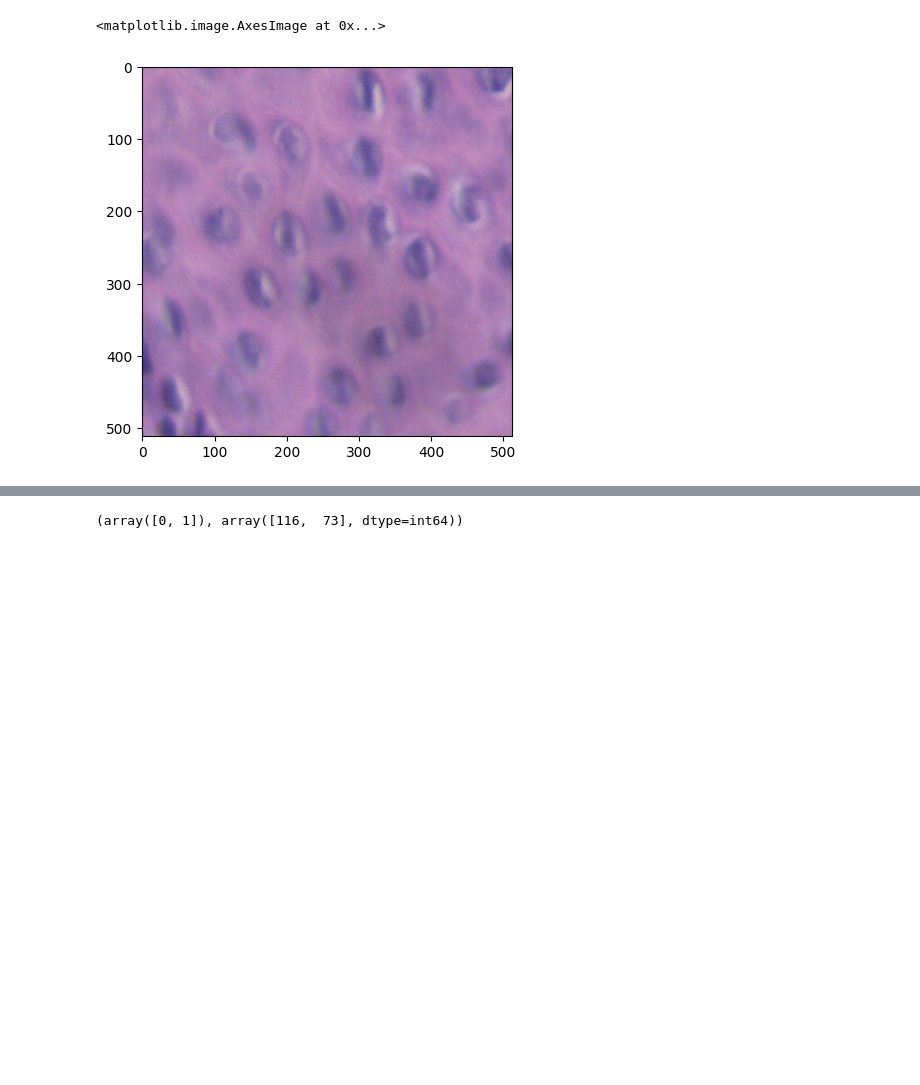
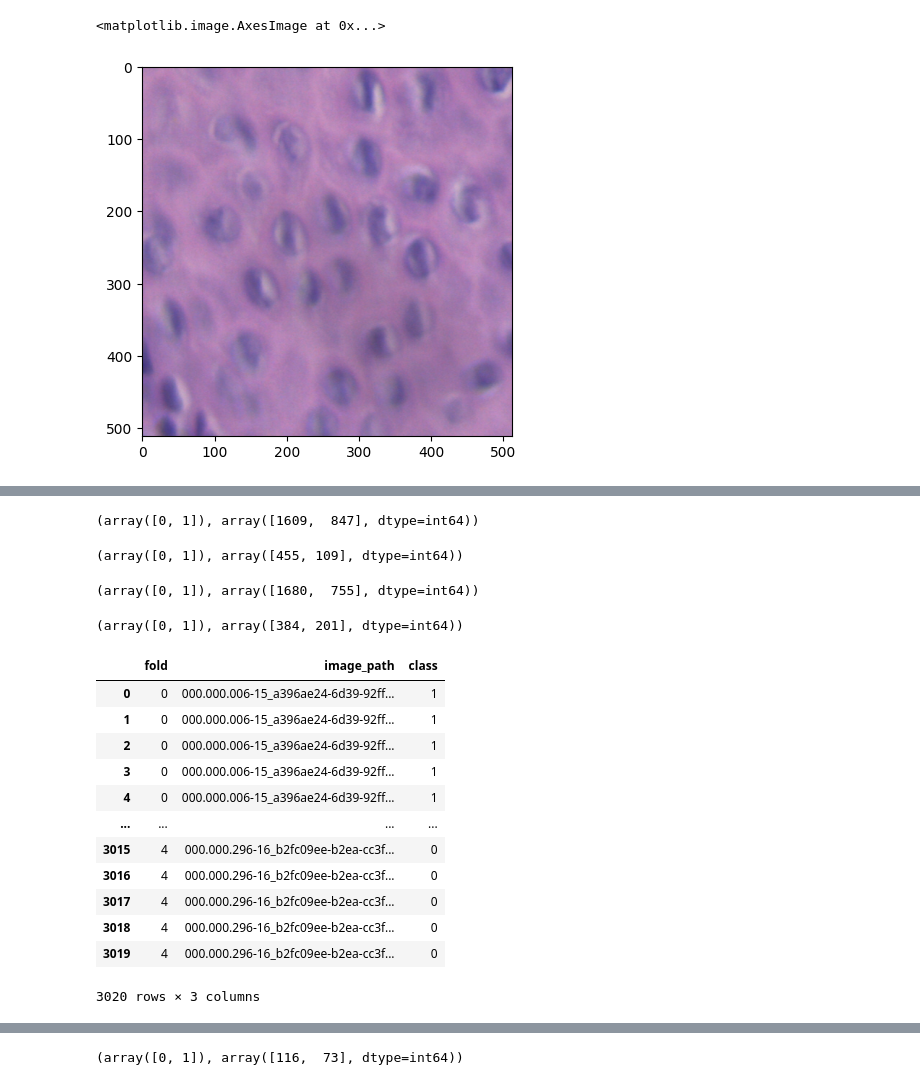
Before and after one commit to intel-comp-saude-ufes/2024-2-P2-OSCC-domain-shift-classification, a Jupyter notebook: notebooks/01_configure_dataset_ndb_ufes.ipynb, the cells around one changed output, grey strips where cells are left out. Drawn from its saved outputs; the diff is of its cells as text; code cells hidden in the pictures; blank space fills up the shorter version.

```diff
--- a/notebooks/01_configure_dataset_class.ipynb
+++ b/notebooks/01_configure_dataset_ndb_ufes.ipynb
@@ -19,20 +39,4 @@ from sklearn.model_selection import KFold
 # %%
-class CustomDataset(torch.utils.data.Dataset):
-    def __init__(self, image_paths, labels, transform=None):
-        self.image_paths = image_paths
-        self.labels = labels
-        self.transform = transform
-
-    def __len__(self):
-        return len(self.images)
-
-    def __getitem__(self, idx):
-        image = Image.open(self.image_paths[idx]).convert("RGB")
-        image = self.transform(image)
-
-        labels = self.labels[idx]
-        return image, labels
-
 class PatchDataset:
     def __init__(self, path, train_size=0.8, k_folds=5, transform=None):
         self.path = path
@@ -65,7 +69,7 @@ class PatchDataset:
         Get the parent image name from the image name
         """
         image_filename = image_name.parts[-1]
-        image_root = "".join(image_name.parts[0:-1]) + "_".join(image_filename.split('_')[0:-1])
+        image_root = "_".join(image_filename.split('_')[0:-1])
         return image_root
 
     def _count_images_parent(self, image_class, image_parent):
@@ -87,16 +91,12 @@ class PatchDataset:
         carcinoma_parent = list(set([self._get_parent_image_name(image) for image in carcinoma]))
         noncarcinoma_parent = list(set([self._get_parent_image_name(image) for image in noncarcinoma]))
 
-        # create arrays of 1 and 0 for carcinoma and non-carcinoma
-        carcinoma_labels = list(np.ones(len(carcinoma_parent)))
-        noncarcinoma_labels = list(np.zeros(len(noncarcinoma_parent)))
-
-        # extend the labels
-        labels = carcinoma_labels + noncarcinoma_labels
-        images = carcinoma_parent + noncarcinoma_parent
+        parents = carcinoma_parent + noncarcinoma_parent
+        parents = list(set(parents))
+        indexes = range(len(parents))
 
         # split the dataset by parent name
-        images_train, images_test, labels_train, labels_test = train_test_split(images, labels, train_size=self.train_size, stratify=labels, random_state=42)
+        images_train, images_test, _, _ = train_test_split(parents, indexes, train_size=self.train_size, random_state=42)
 
         # get patches images
         images_patches = carcinoma + noncarcinoma
@@ -109,7 +109,7 @@ class PatchDataset:
 
         return (images_train, labels_train), (images_test, labels_test)
 
-    def __create_df_splits(self, k_folds_datasets):
+    def _create_df_splits(self, k_folds_datasets):
         folds = [(i, fold) for i, fold in enumerate(k_folds_datasets)]
         folds = [(fold[0], fold[1][2], fold[1][3]) for fold in folds]
 
@@ -144,7 +144,7 @@ class PatchDataset:
 
             folds_parents_list.append((train_imgs, train_labels, test_imgs, test_labels))
 
-        self.__create_df_splits(folds_parents_list)
+        self._create_df_splits(folds_parents_list)
 
         return folds_parents_list
 
@@ -325,0 +234,32 @@ plt.imshow(patch_dataset.train_dataset[0][0].permute(1, 2, 0))
+# %%
+np.unique(patch_dataset._generate_k_folds()[0][1], return_counts=True) # train labels for the first fold
+# %% [output]
+(array([0, 1]), array([1609,  847], dtype=int64))
+# %%
+np.unique(patch_dataset._generate_k_folds()[0][3], return_counts=True) # test labels for the first fold
+# %% [output]
+(array([0, 1]), array([455, 109], dtype=int64))
+# %%
+np.unique(patch_dataset._generate_k_folds()[1][1], return_counts=True) # train labels for the second fold
+# %% [output]
+(array([0, 1]), array([1680,  755], dtype=int64))
+# %%
+np.unique(patch_dataset._generate_k_folds()[1][3], return_counts=True) # test labels for the second fold
+# %% [output]
+(array([0, 1]), array([384, 201], dtype=int64))
+# %%
+patch_dataset.folds_df
+# %% [output]
+|  | fold | image_path | class |
+| 0 | 0 | 000.000.006-15_a396ae24-6d39-92ff... | 1 |
+| 1 | 0 | 000.000.006-15_a396ae24-6d39-92ff... | 1 |
+| 2 | 0 | 000.000.006-15_a396ae24-6d39-92ff... | 1 |
+| 3 | 0 | 000.000.006-15_a396ae24-6d39-92ff... | 1 |
+| 4 | 0 | 000.000.006-15_a396ae24-6d39-92ff... | 1 |
+| ... | ... | ... | ... |
+| 3015 | 4 | 000.000.296-16_b2fc09ee-b2ea-cc3f... | 0 |
+| 3016 | 4 | 000.000.296-16_b2fc09ee-b2ea-cc3f... | 0 |
+| 3017 | 4 | 000.000.296-16_b2fc09ee-b2ea-cc3f... | 0 |
+| 3018 | 4 | 000.000.296-16_b2fc09ee-b2ea-cc3f... | 0 |
+| 3019 | 4 | 000.000.296-16_b2fc09ee-b2ea-cc3f... | 0 |
+3020 rows × 3 columns
```
Also changed, not shown: parts of 37 cells of this notebook.
